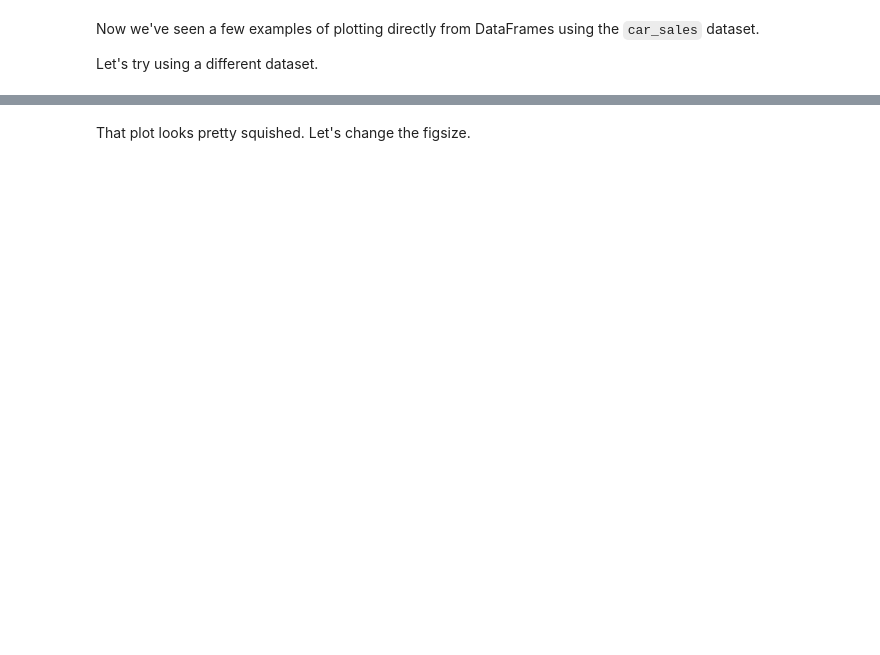
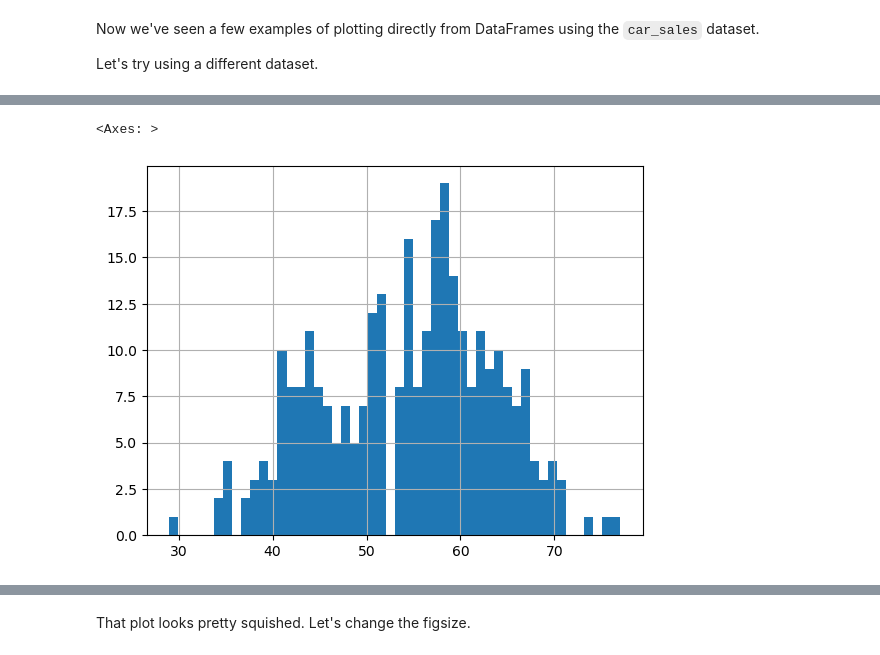
Before and after one commit to tejasharal33/Udemy, a Jupyter notebook: Codes_Practice/Matplotlib/matplotlib-exercises.ipynb, the cells around one changed output, grey strips where cells are left out. Drawn from its saved outputs; the diff is of its cells as text; code cells hidden in the pictures; blank space fills up the shorter version.

```diff
--- a/Codes_Practice/Matplotlib/matplotlib-exercises.ipynb
+++ b/Codes_Practice/Matplotlib/matplotlib-exercises.ipynb
@@ -325,5 +351,9 @@ Let's try using a different dataset.
 # %%
 # Create a histogram of the "age" column with 50 bins
+heart_disease["age"].hist(bins=50)
+# %% [output]
+<Axes: >
+[figure, added]
 # %%
 # Call plot.hist() on the heart_disease DataFrame and toggle the
 # "subplots" parameter to True
```
Also changed, not shown: parts of 18 cells of this notebook, 1 other file.
